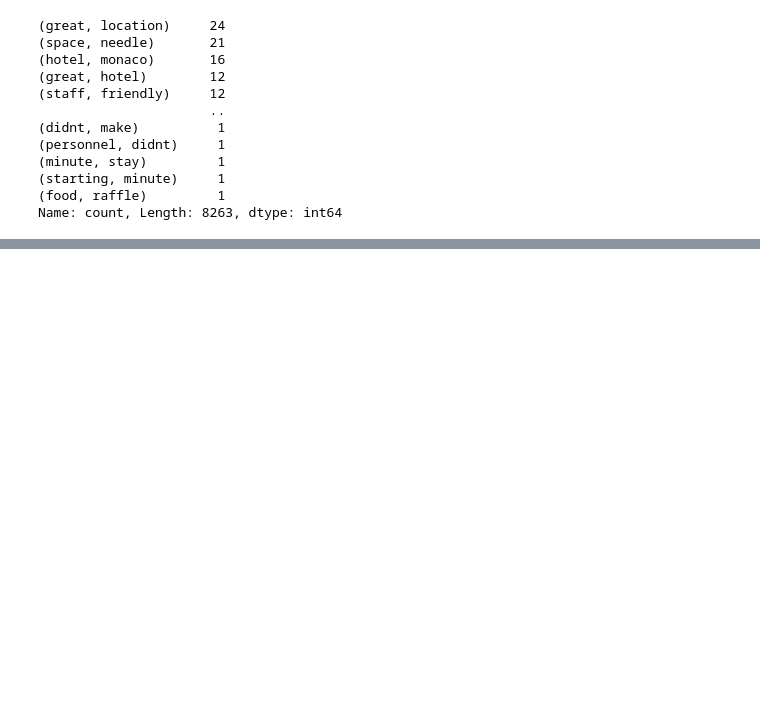
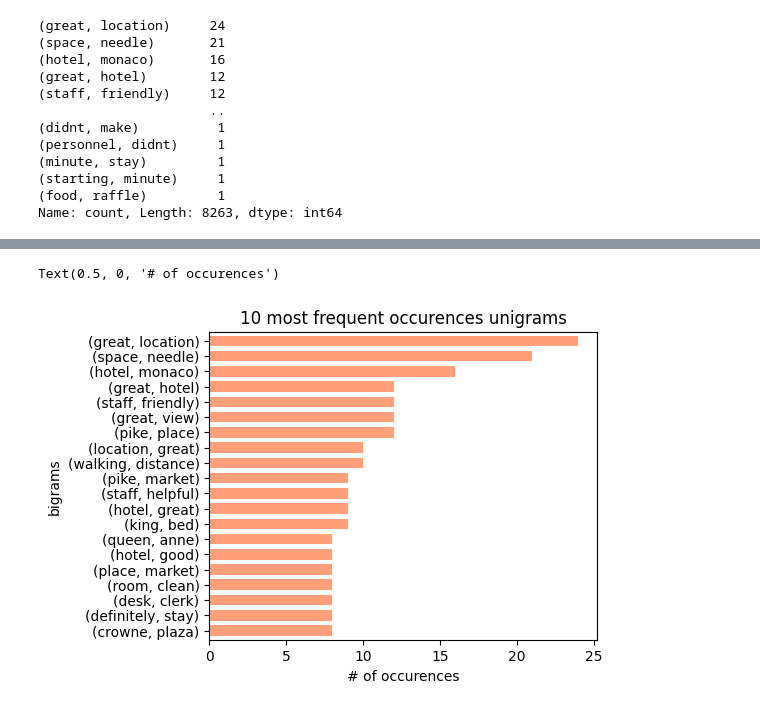
Before and after one commit to meAltf/AI_Engineer_Training, a Jupyter notebook: NLP/11_text_processing.ipynb, the cells around one changed output, grey strips where cells are left out. Cells and saved outputs as stored; diff of their text form; code cells hidden in the pictures; blank space fills up the shorter version.

```diff
--- a/NLP/11_text_processing.ipynb
+++ b/NLP/11_text_processing.ipynb
@@ -210,0 +212,8 @@ SyntaxError: unterminated string literal (detected at line 4) (883437136.py, lin
+# %%
+bigrams[0:20].sort_values().plot.barh(color = "lightsalmon", width = 0.7, figsize=(5,4))
+plt.title('10 most frequent occurences unigrams')
+plt.ylabel('bigrams')
+plt.xlabel('# of occurences')
+# %% [output]
+Text(0.5, 0, '# of occurences')
+[figure, added]
```
Also changed, not shown: parts of 2 cells of this notebook.
